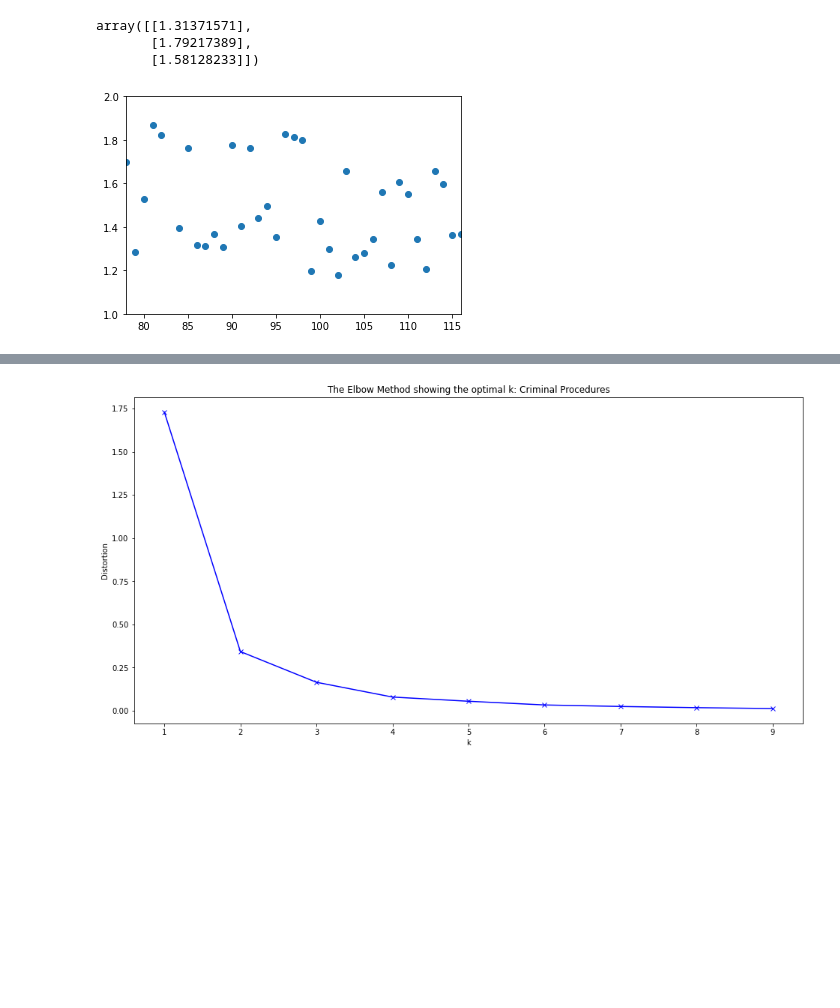
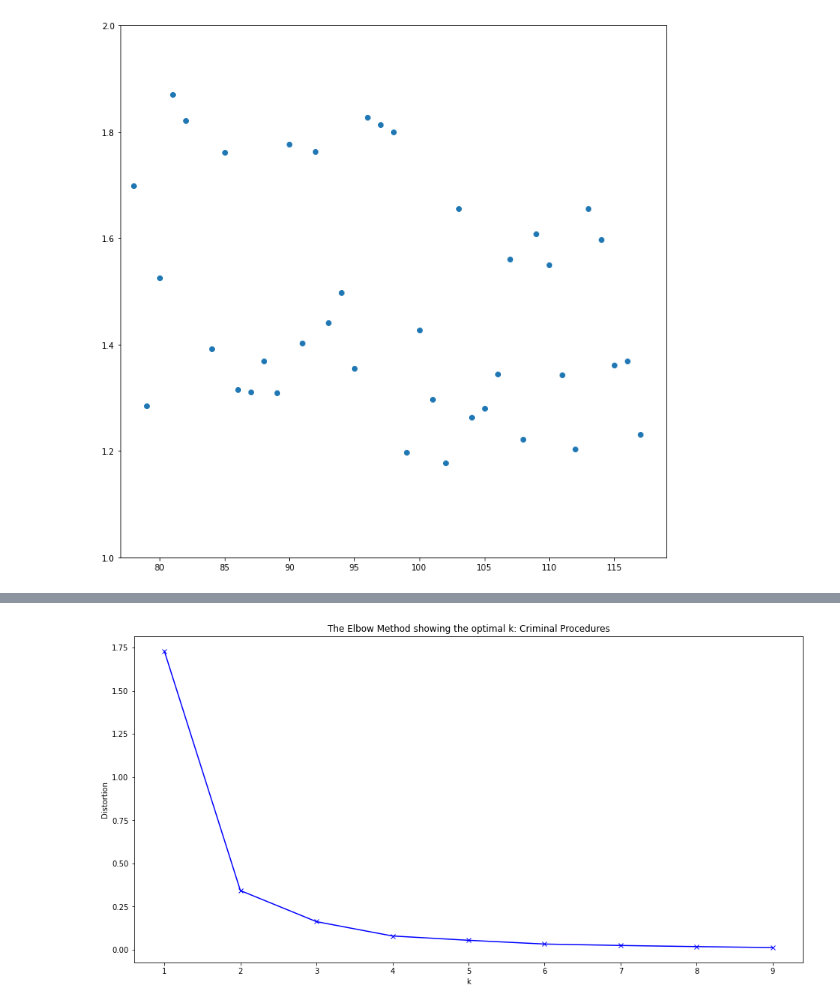
Before and after one commit to prrathi/CaseCracker, a Jupyter notebook: data/user_classification/simpleCluster.ipynb, the cells around one changed output, grey strips where cells are left out. Cells and saved outputs as stored; diff of their text form; code cells hidden in the pictures; blank space fills up the shorter version.

```diff
--- a/data/user_classification/simpleCluster.ipynb
+++ b/data/user_classification/simpleCluster.ipynb
@@ -13,12 +14,16 @@ import math
 # %%
 # Reading CSV File and storing each individual column as arrays
 df = pd.read_csv("justiceCentered1.csv", encoding= 'unicode_escape')
+df1 = pd.read_csv("justice_dict.csv")
 issueArea = df["issueArea"]
-justice = df["justiceName"]
-justiceName = df["justiceName"]
+justice = df["justice"]
+justiceName = df1["justice"]
 vote = df["vote"]
 direction = df["direction"]
+
+print(justiceName)
 # 102 - 117
 
-parsedData = pd.DataFrame({'justice': justice})
-parsedData.to_csv("justice_dict.csv")
+# parsedData = pd.DataFrame({'justice': justice})
+# parsedData.to_csv("justice_dict.csv")
+# parsedData
@@ -56,18 +94,16 @@ justiceLabels = justiceLabels[~np.isnan(justiceLabels).any(axis=1)]
 arraySize = len(justiceLabels)
 kmeanModel = KMeans(n_clusters=3)
 label = kmeanModel.fit_predict(justiceData)
-# %% [output]
-array([[1.31371571],
-       [1.79217389],
-       [1.58128233]])
 # %%
 # Plotting unclustered data
-plt.scatter(justiceLabels, justiceData)
-plt.xlim(78, 116)
+plt.figure(figsize=(12,12))
+x = plt.subplot()
+x.scatter(justiceLabels, justiceData)
+plt.xlim(77, 119)
 plt.ylim(1, 2)
 plt.show()
 # %% [output]
-[figure, old version]
+[figure, new version]
 # %%
 # Adding colors to the clustered data to show the clusters
 colors=["#0000FF", "#00FF00", "#FF0066", "#FF8000"]
```
Also changed, not shown: parts of 8 cells of this notebook, 7 other files.
